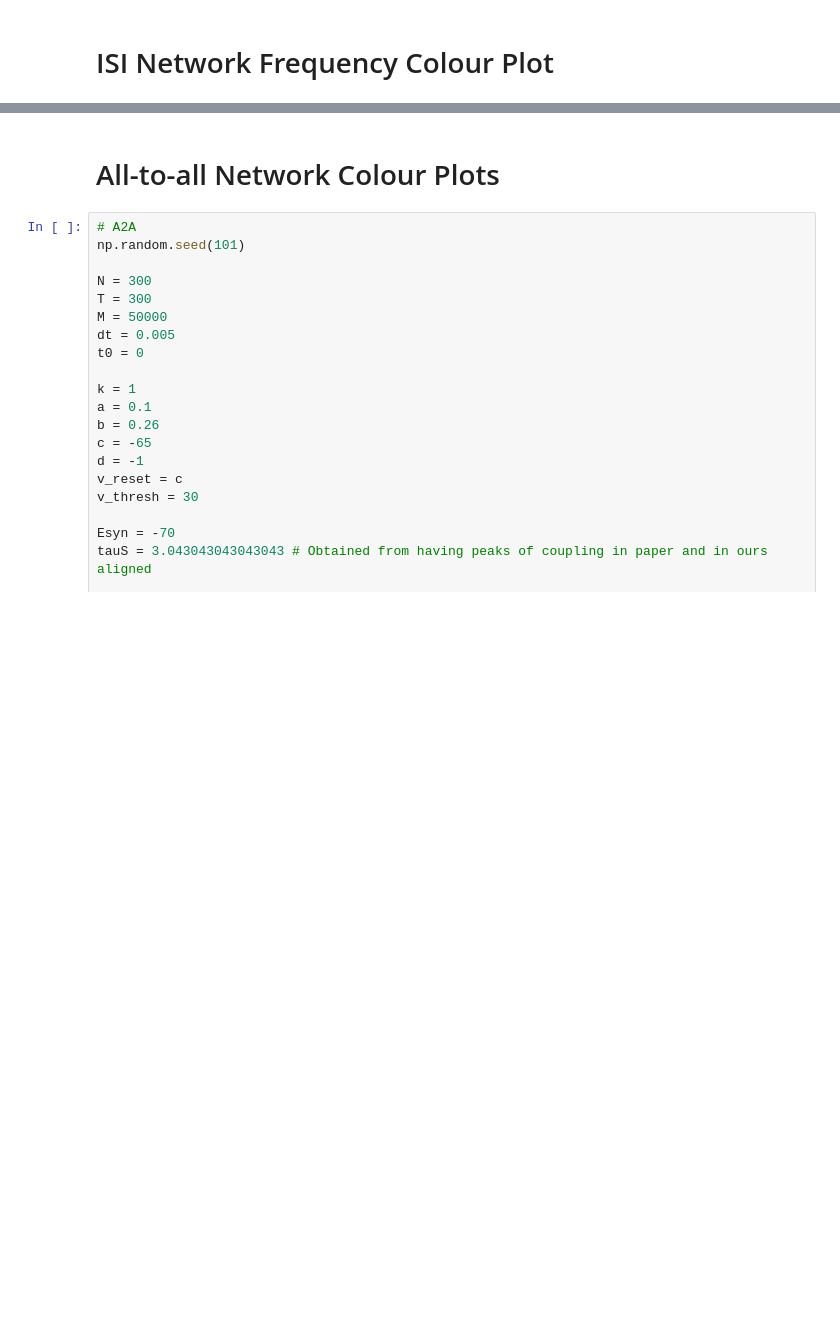
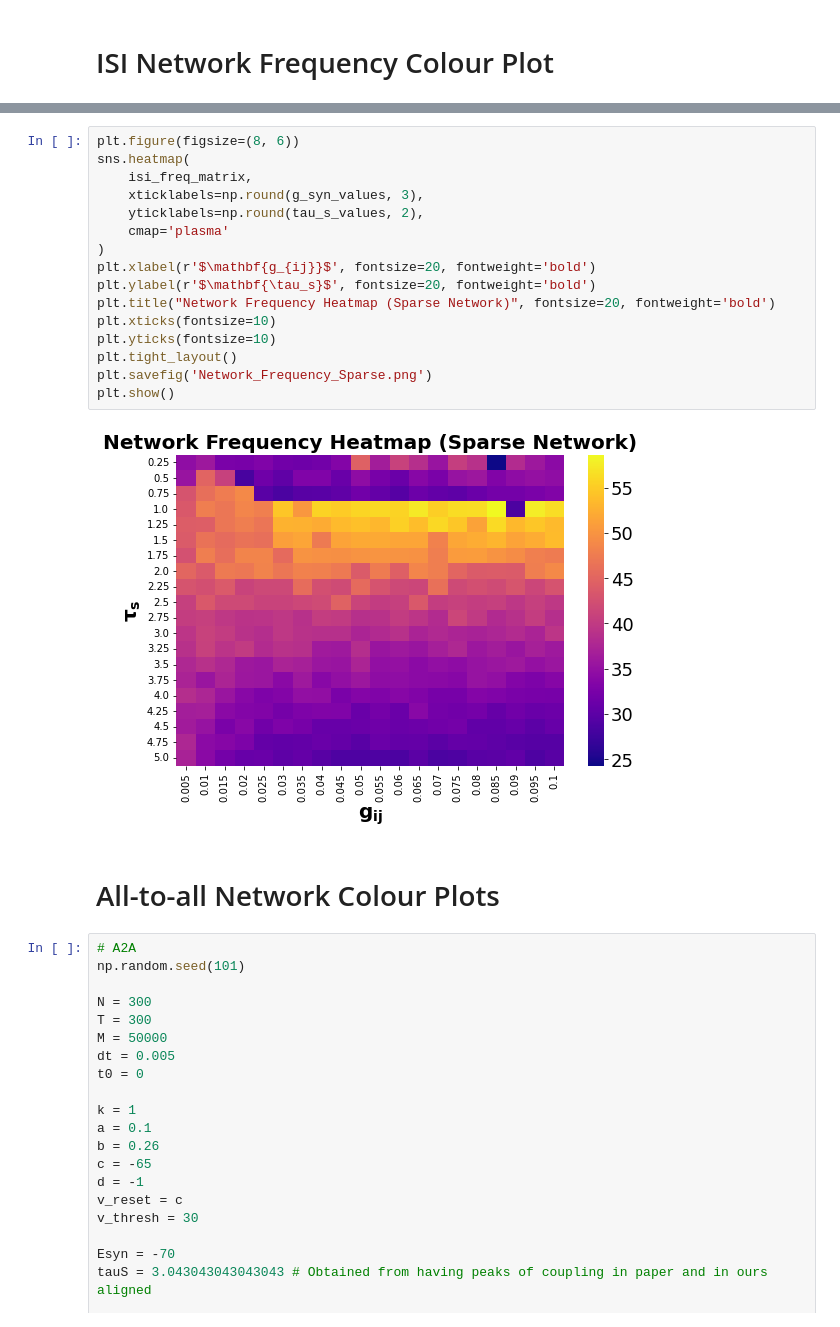
Before and after one commit to davidkelly2002/Final_Year_Thesis_Code, a Jupyter notebook: Colour Plots (Chapter 3).ipynb, the cells around one changed output, grey strips where cells are left out. Saved outputs shown, nothing was run; the diff lists cells and outputs as text; blank space fills up the shorter version.

```diff
--- a/Colour Plots (Chapter 3).ipynb
+++ b/Colour Plots (Chapter 3).ipynb
@@ -863,3 +865,21 @@ plt.show()
+# %%
+plt.figure(figsize=(8, 6))
+sns.heatmap(
+    isi_freq_matrix,
+    xticklabels=np.round(g_syn_values, 3),
+    yticklabels=np.round(tau_s_values, 2),
+    cmap='plasma'
+)
+plt.xlabel(r'$\mathbf{g_{ij}}$', fontsize=20, fontweight='bold')
+plt.ylabel(r'$\mathbf{\tau_s}$', fontsize=20, fontweight='bold')
+plt.title("Network Frequency Heatmap (Sparse Network)", fontsize=20, fontweight='bold')
+plt.xticks(fontsize=10)
+plt.yticks(fontsize=10)
+plt.tight_layout()
+plt.savefig('Network_Frequency_Sparse.png')
+plt.show()
+# %% [output]
+[figure, added]
 # %% [markdown]
 # All-to-all Network Colour Plots
 # %%
```
Also changed, not shown: parts of 23 cells of this notebook.
